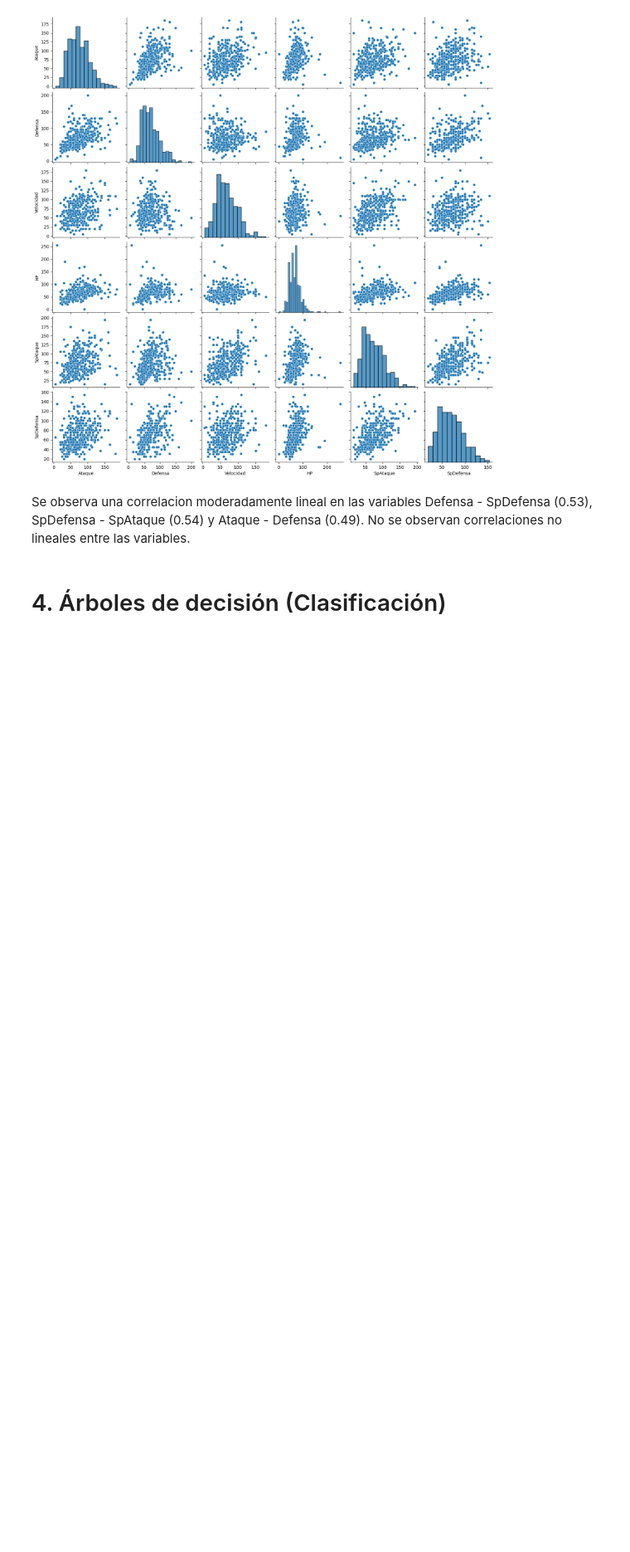
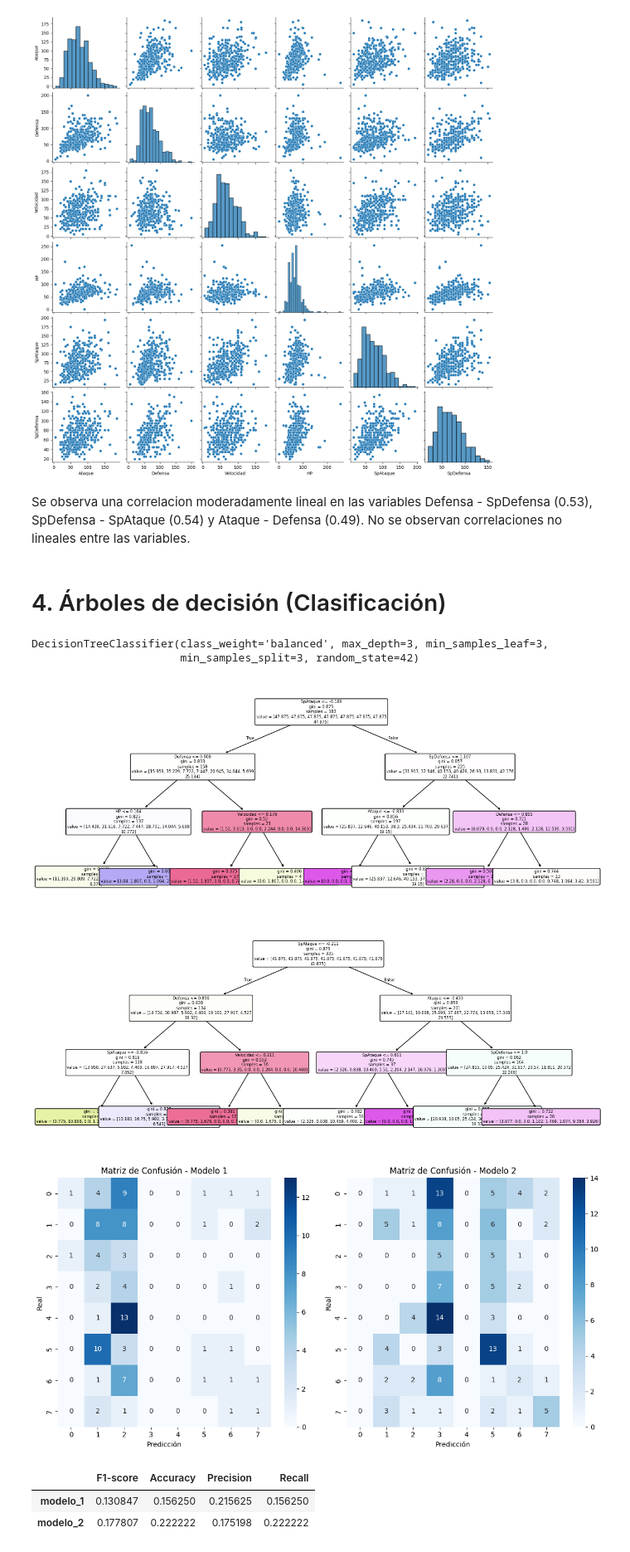
Before and after one commit to EugenioBravi/TP2_mineria, a Jupyter notebook: TP_2.ipynb, the cells around one changed output. Shown at 83% size. Saved outputs shown, nothing was run; the diff lists cells and outputs as text; code cells hidden in the pictures; blank space fills up the shorter version.

Commit message:
4. Arboles de clasificacion

```diff
--- a/TP_2.ipynb
+++ b/TP_2.ipynb
@@ -393,5 +428,26 @@ X_test_poke_esc_2 = robust_scaler.transform(X_test_poke_2)
 # %%
-arbol_clasificacion_1 = tree.DecisionTreeClassifier(max_depth=3, min_samples_leaf=3, min_samples_split=3, random_state=42)
-arbol_clasificacion_1.fit(X_train_poke_esc_1,y_test_poke_1)
-arbol_clasificacion = tree.DecisionTreeClassifier(max_depth=3, min_samples_leaf=3, min_samples_split=3, random_state=42)
-arbol_clasificacion.fit(X_train_poke_esc_1,y_test_poke_1)
+arbol_clasificacion_1 = tree.DecisionTreeClassifier(max_depth=3, min_samples_leaf=3, min_samples_split=3, random_state=42,class_weight='balanced',splitter='best')
+arbol_clasificacion_1.fit(X_train_poke_esc_1,y_train_poke_1)
+arbol_clasificacion_2 = tree.DecisionTreeClassifier(max_depth=3, min_samples_leaf=3, min_samples_split=3, random_state=42,class_weight='balanced',splitter='best')
+arbol_clasificacion_2.fit(X_train_poke_esc_2,y_train_poke_2)
+# %% [output]
+DecisionTreeClassifier(class_weight='balanced', max_depth=3, min_samples_leaf=3,
+                       min_samples_split=3, random_state=42)
+# %%
+features = list(X_train_poke_esc_1.columns)
+plt.figure(figsize=(14,6))
+tree.plot_tree(arbol_clasificacion_1, feature_names=features, fontsize=6, filled=True, rounded=True)
+plt.show()
+
+plt.figure(figsize=(14,6))
+tree.plot_tree(arbol_clasificacion_2, feature_names=features, fontsize=6, filled=True, rounded=True)
+plt.show()
+
+metricas_decision(arbol_clasificacion_1.predict(X_test_poke_esc_1),arbol_clasificacion_2.predict(X_test_poke_esc_2))
+# %% [output]
+[figure, added]
+[figure, added]
+[figure, added]
+|  | F1-score | Accuracy | Precision | Recall |
+| modelo_1 | 0.130847 | 0.156250 | 0.215625 | 0.156250 |
+| modelo_2 | 0.177807 | 0.222222 | 0.175198 | 0.222222 |
```
Also changed, not shown: parts of 13 cells of this notebook, 1 other file.
